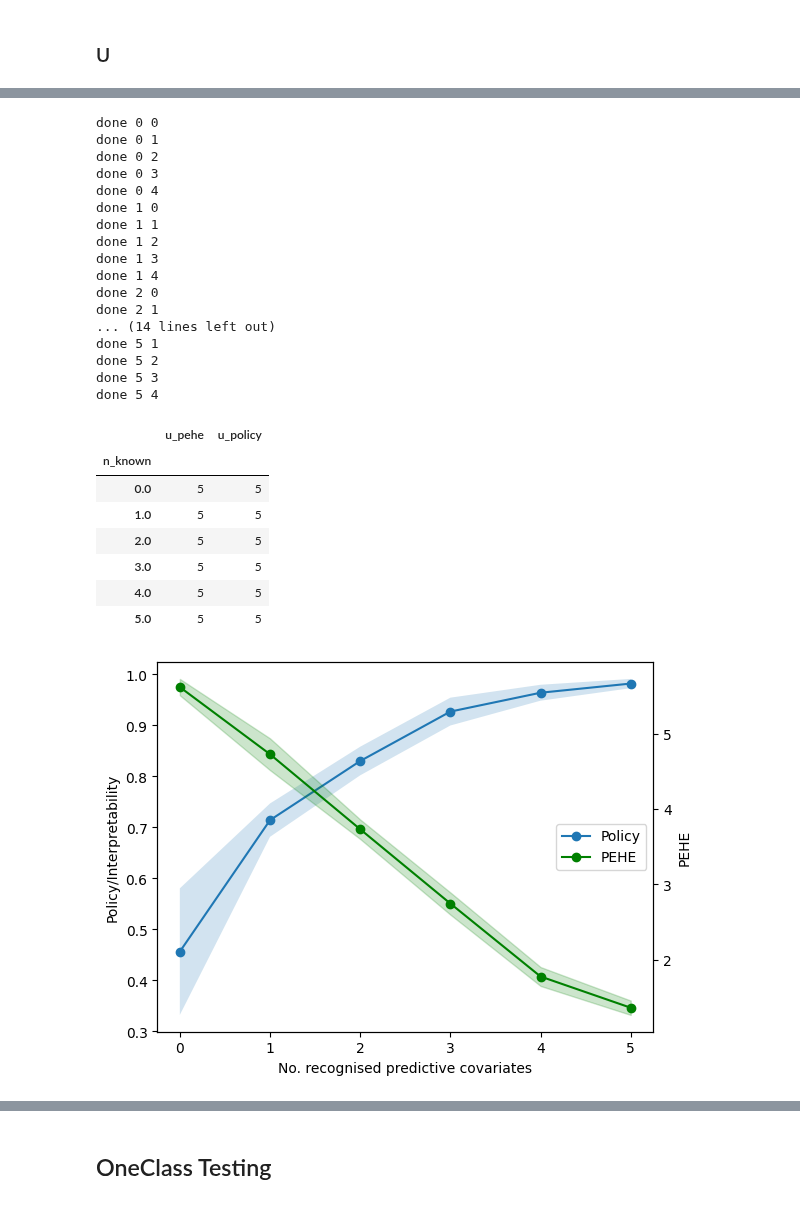
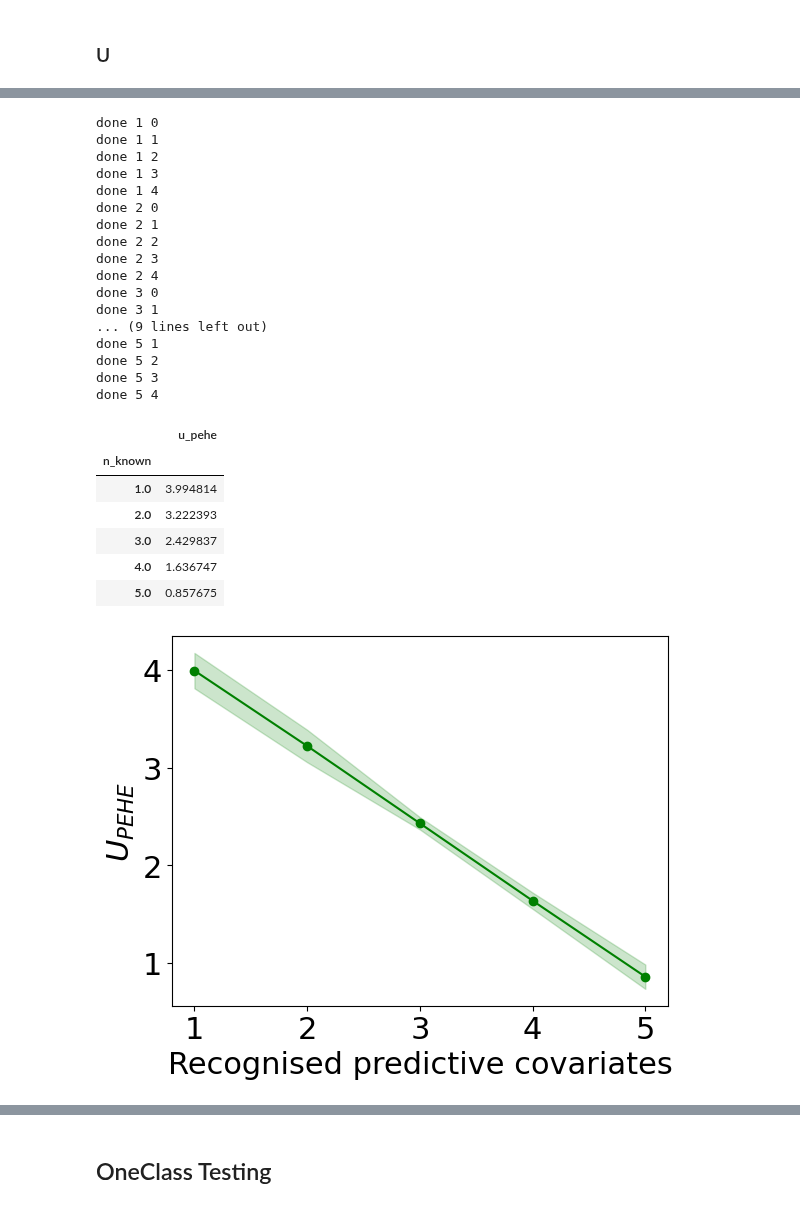
Before and after one commit to harrya32/causal_synthetic_data, a Jupyter notebook: Experiments/Experiments.ipynb, the cells around one changed output, grey strips where cells are left out. Cells and saved outputs as stored; diff of their text form; code cells hidden in the pictures.

Commit message:
utility metric experiment averaged

```diff
--- a/Experiments/Experiments.ipynb
+++ b/Experiments/Experiments.ipynb
@@ -1276,7 +1278,7 @@ def new_metrics_propensity_exp(n, corrects, n_iter):
             print('done')
     return results
 # %%
-results_prop = new_metrics_propensity_exp(2000, [0.01, 0.1,0.2,0.3,0.4,0.5,0.6,0.7,0.8,0.9, 0.99], 10)
+results_prop = new_metrics_propensity_exp(10000, [0.01, 0.1,0.2,0.3,0.4,0.5,0.6,0.7,0.8,0.9, 0.99], 5)
 # %% [output]
 done
 done
@@ -1366,25 +1352,19 @@ def create_simulated_datasets(n, d, n_o, n_t, n_known, error_sd=0):
     return d_real, d_synth
 # %%
 def run_utility_exp(n, d, n_o, n_t, n_knowns, n_iter, error_sd=0):
-    results = pd.DataFrame(columns=['n_known', 'u_pehe', 'u_policy'])
+    results = pd.DataFrame(columns=['n_known', 'u_pehe'])
     for n_known in n_knowns:
         for _ in range(n_iter):
             d_real, d_synth = create_simulated_datasets(n, d,n_o, n_t, n_known)
-            u_pehe = evaluate_u_pehe(d_real, d_synth, 'w', 'y', n_units=d)
-            u_policy = evaluate_u_policy(d_real, d_synth, 'w', 'y', n_units=d)
+            u_pehe = evaluate_average_u_pehe(d_real, d_synth, 'w', 'y', n_units=d)
 
-            results.loc[len(results)] = [n_known, u_pehe, u_policy]
+            results.loc[len(results)] = [n_known, u_pehe]
             print(f'done {n_known} {_}')
 
     return results
 # %%
-results = run_utility_exp(1000, 10, 5, 5, [0,1,2,3,4,5], n_iter = 5)
+results = run_utility_exp(1000, 5, 0, 5, [1,2,3,4,5], n_iter = 5)
 # %% [output]
-done 0 0
-done 0 1
-done 0 2
-done 0 3
-done 0 4
 done 1 0
 done 1 1
 done 1 2
@@ -1392,7 +1372,12 @@ done 1 3
 done 1 4
 done 2 0
 done 2 1
-... (14 lines left out)
+done 2 2
+done 2 3
+done 2 4
+done 3 0
+done 3 1
+... (9 lines left out)
 done 5 1
 done 5 2
 done 5 3
@@ -1402,40 +1389,35 @@ results.to_csv('utility_simulated_experiment.csv', index=False)
-# %%
-results = pd.read_csv('utility_simulated_experiment.csv')
 # %%
-results.groupby('n_known').count()
+results.groupby('n_known').mean()
 # %% [output]
-|  | u_pehe | u_policy |
-| n_known |  |  |
-| 0.0 | 5 | 5 |
-| 1.0 | 5 | 5 |
-| 2.0 | 5 | 5 |
-| 3.0 | 5 | 5 |
-| 4.0 | 5 | 5 |
-| 5.0 | 5 | 5 |
+|  | u_pehe |
+| n_known |  |
+| 1.0 | 3.994814 |
+| 2.0 | 3.222393 |
+| 3.0 | 2.429837 |
+| 4.0 | 1.636747 |
+| 5.0 | 0.857675 |
 # %%
-x = [0,1,2,3,4,5]
+x = [1,2,3,4,5]
 u_pehe = results.groupby('n_known').mean()['u_pehe']
-u_policy = results.groupby('n_known').mean()['u_policy']
+#u_policy = results.groupby('n_known').mean()['u_policy']
 u_pehe_std = results.groupby('n_known').std()['u_pehe'] / np.sqrt(5) * 1.96
-u_policy_std = results.groupby('n_known').std()['u_policy'] / np.sqrt(5) * 1.96
+#u_policy_std = results.groupby('n_known').std()['u_policy'] / np.sqrt(5) * 1.96
 
-fig, ax1 = plt.subplots()
-ax1.plot(x, u_policy, 'o-', label = 'Policy')
-ax1.fill_between(x, u_policy - u_policy_std, u_policy + u_policy_std, alpha=0.2)
-ax1.set_ylabel('Policy/Interpretability')
+#fig, ax1 = plt.subplots()
+#ax1.plot(x, u_policy, 'o-', label = 'Policy')
+#ax1.fill_between(x, u_policy - u_policy_std, u_policy + u_policy_std, alpha=0.2)
+#ax1.set_ylabel('Policy/Interpretability')
 
-ax2 = ax1.twinx()
-ax2.plot(x, u_pehe, 'o-', label = 'PEHE', color='g')
-ax2.set_ylabel('PEHE')
-ax2.fill_between(x, u_pehe - u_pehe_std, u_pehe + u_pehe_std, alpha=0.2, color='g')
 
-handles1, labels1 = ax1.get_legend_handles_labels()
-handles2, labels2 = ax2.get_legend_handles_labels()
-handles = handles1+handles2
-labels=labels1+labels2
+plt.plot(x, u_pehe, 'o-', label = 'PEHE', color='g')
+plt.ylabel('$U_{PEHE}$')
+plt.fill_between(x, u_pehe - u_pehe_std, u_pehe + u_pehe_std, alpha=0.2, color='g')
 
-plt.legend(handles, labels, loc='center right')
-ax1.set_xlabel('No. recognised predictive covariates')
+#handles1, labels1 = ax1.get_legend_handles_labels()
+#handles2, labels2 = ax2.get_legend_handles_labels()
+#handles = handles1+handles2
+#labels=labels1+labels2
+plt.xlabel('Recognised predictive covariates')
 plt.savefig('plots/utility_metric_plot.png')
 # %% [output]
-[figure, old version]
+[figure, new version]
```
Also changed, not shown: parts of 46 cells of this notebook, 30 other files.
